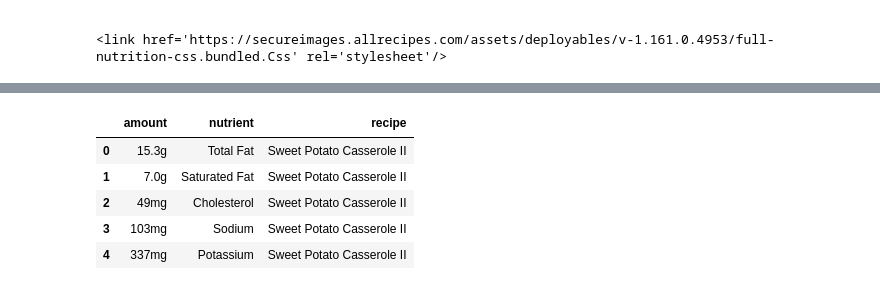
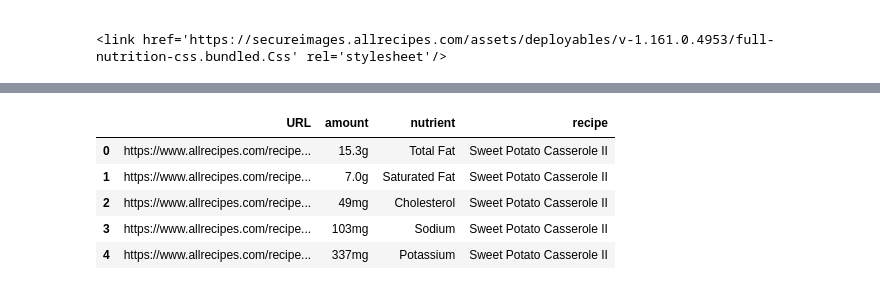
Before and after one commit to strefele/ADA2018-Project, a Jupyter notebook: Project.ipynb, the cells around one changed output, grey strips where cells are left out. Cells and saved outputs as stored; diff of their text form; code cells hidden in the pictures.

Commit message:
getting nutrient info (for single recipe)

```diff
--- a/Project.ipynb
+++ b/Project.ipynb
@@ -8,7 +8,9 @@ from bs4 import BeautifulSoup
 
 import pandas as pd
 # %%
-r = requests.get('https://www.allrecipes.com/recipe/18057/sweet-potato-casserole-ii/fullrecipenutrition')
+url = 'https://www.allrecipes.com/recipe/18057/sweet-potato-casserole-ii/'
+url1 = url + 'fullrecipenutrition'
+r = requests.get(url1)
 print('Response body: {0}'.format(r.text))
 # %% [output]
 Response body:
@@ -56,18 +58,18 @@ nutrition_info
 # %%
 nutrient_list = []
 for n in nutrition_info:
     recipe = soup.find('h2').text
     name = n.find(class_ = 'nutrient-name').text
     amount = n.find(class_ = 'nutrient-value').text
     name = name[:name.index(':')]
-    nutrient_list.append({'nutrient': name, 'amount': amount, 'recipe': recipe})
+    nutrient_list.append({'nutrient': name, 'amount': amount, 'recipe': recipe, 'URL': url})
 nutrients = pd.DataFrame(nutrient_list)
 
 nutrients.head()
 # %% [output]
-|  | amount | nutrient | recipe |
-| 0 | 15.3g | Total Fat | Sweet Potato Casserole II |
-| 1 | 7.0g | Saturated Fat | Sweet Potato Casserole II |
-| 2 | 49mg | Cholesterol | Sweet Potato Casserole II |
-| 3 | 103mg | Sodium | Sweet Potato Casserole II |
-| 4 | 337mg | Potassium | Sweet Potato Casserole II |
+|  | URL | amount | nutrient | recipe |
+| 0 | https://www.allrecipes.com/recipe... | 15.3g | Total Fat | Sweet Potato Casserole II |
+| 1 | https://www.allrecipes.com/recipe... | 7.0g | Saturated Fat | Sweet Potato Casserole II |
+| 2 | https://www.allrecipes.com/recipe... | 49mg | Cholesterol | Sweet Potato Casserole II |
+| 3 | https://www.allrecipes.com/recipe... | 103mg | Sodium | Sweet Potato Casserole II |
+| 4 | https://www.allrecipes.com/recipe... | 337mg | Potassium | Sweet Potato Casserole II |
```
Also changed, not shown: parts of 5 cells of this notebook.
